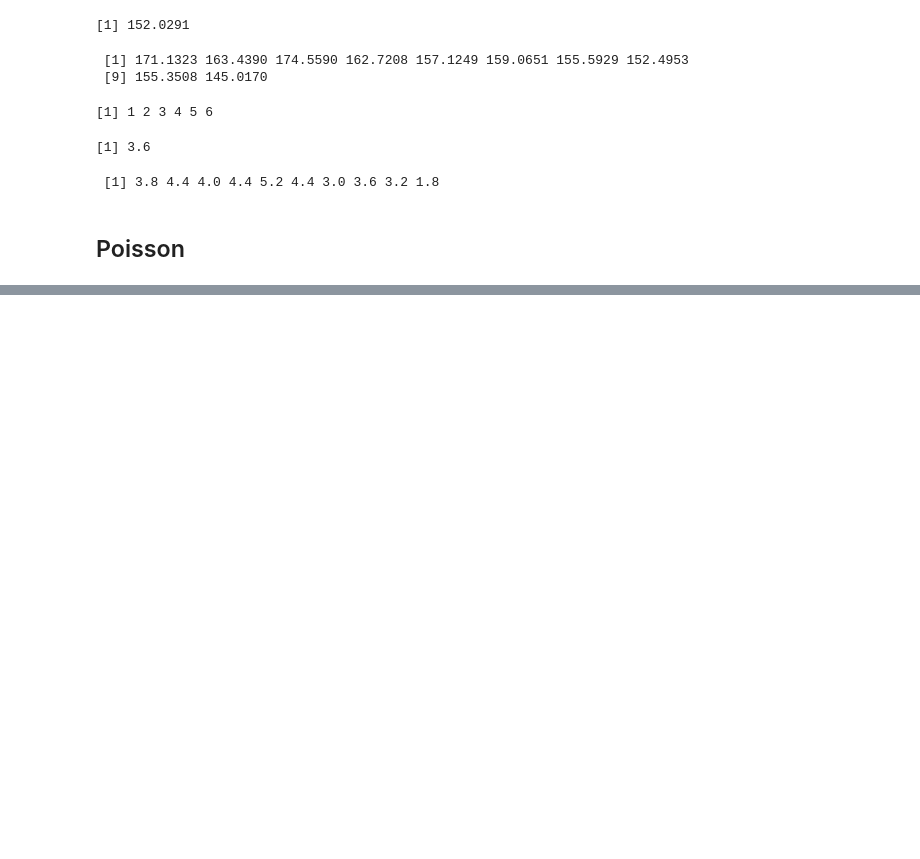
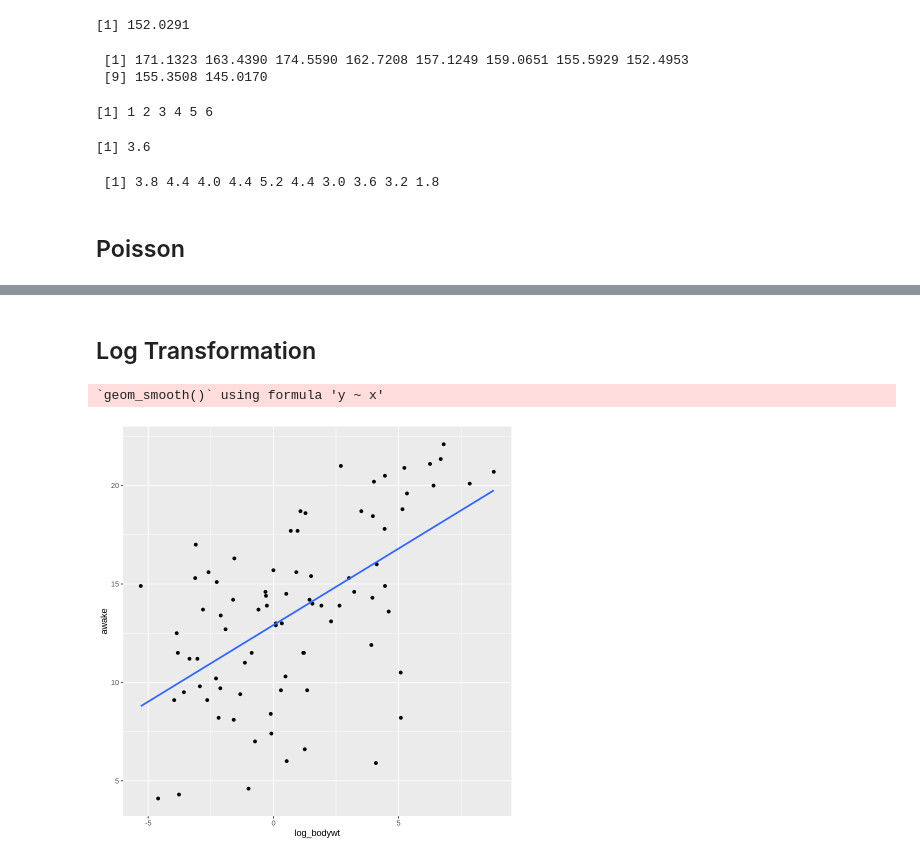
Before and after one commit to polaroidz/polaroidz, a Jupyter notebook: Statistics_in_R.ipynb, the cells around one changed output, grey strips where cells are left out. Drawn from its saved outputs; the diff is of its cells as text; code cells hidden in the pictures; blank space fills up the shorter version.

```diff
--- a/Statistics_in_R.ipynb
+++ b/Statistics_in_R.ipynb
@@ -328,0 +378,11 @@ sample_means
+# %% [markdown]
+## Log Transformation
+# %%
+msleep %>%
+  mutate(log_bodywt = log(bodywt)) %>%
+  ggplot(aes(log_bodywt, awake)) +
+  geom_point() +
+  geom_smooth(method = "lm", se = FALSE)
+# %% [output]
+`geom_smooth()` using formula 'y ~ x'
+[figure, added]
```
Also changed, not shown: parts of 11 cells of this notebook.
